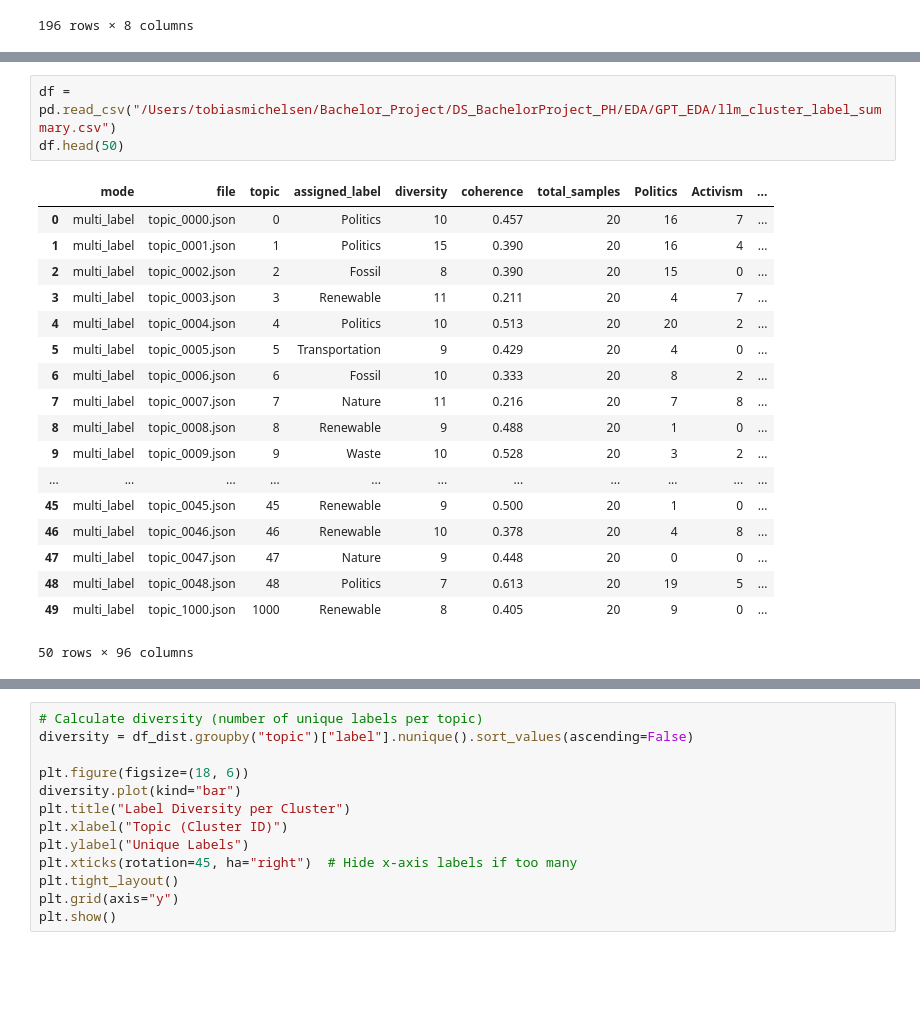
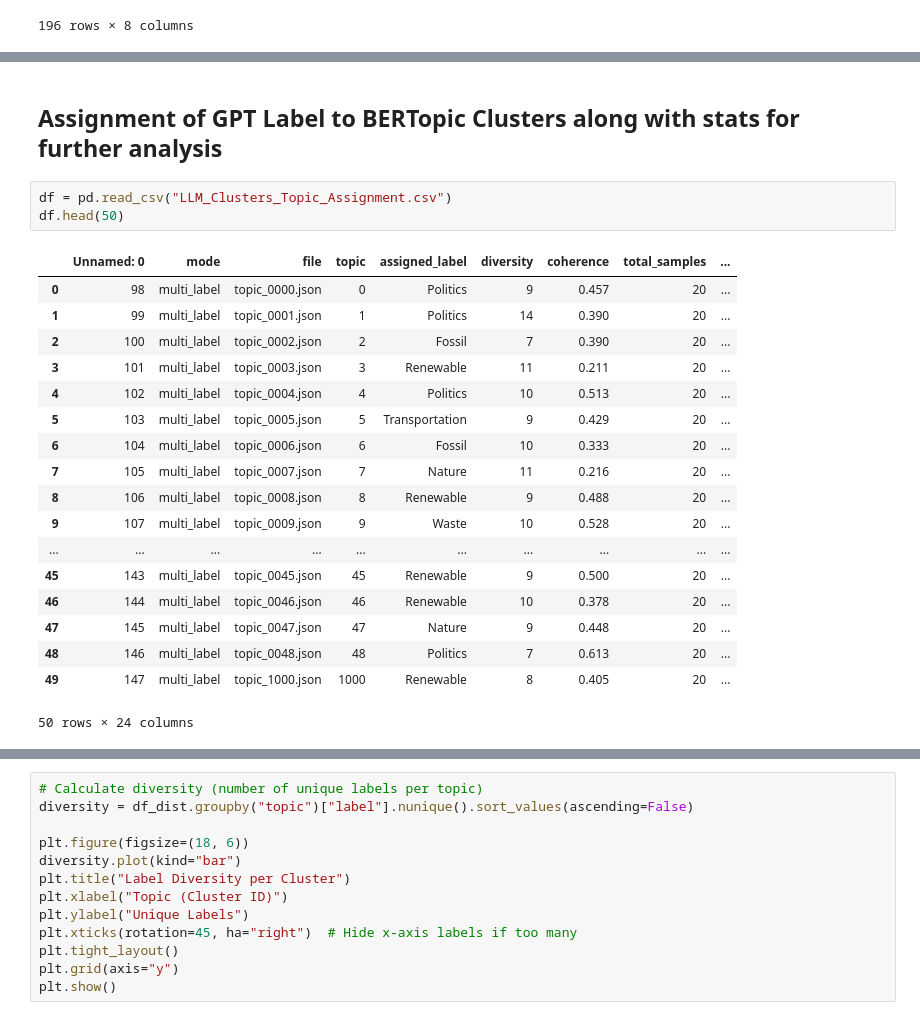
Before and after one commit to TobiasMichelsen/Climate-Discourse-on-Bluesky---Bachelor-Project, a Jupyter notebook: EDA/GPT_EDA/Label_Distributions.ipynb, the cells around one changed output, grey strips where cells are left out. Cells and saved outputs as stored; diff of their text form; blank space fills up the shorter version.

```diff
--- a/EDA/GPT_EDA/Label_Distributions.ipynb
+++ b/EDA/GPT_EDA/Label_Distributions.ipynb
@@ -106,22 +154,24 @@ df_summary
+# %% [markdown]
+## Assignment of GPT Label to BERTopic Clusters along with stats for further analysis
 # %%
-df = pd.read_csv("/Users/tobiasmichelsen/Bachelor_Project/DS_BachelorProject_PH/EDA/GPT_EDA/llm_cluster_label_summary.csv")
+df = pd.read_csv("LLM_Clusters_Topic_Assignment.csv")
 df.head(50)
 # %% [output]
-|  | mode | file | topic | assigned_label | diversity | coherence | total_samples | Politics | Activism | ... |
-| 0 | multi_label | topic_0000.json | 0 | Politics | 10 | 0.457 | 20 | 16 | 7 | ... |
-| 1 | multi_label | topic_0001.json | 1 | Politics | 15 | 0.390 | 20 | 16 | 4 | ... |
-| 2 | multi_label | topic_0002.json | 2 | Fossil | 8 | 0.390 | 20 | 15 | 0 | ... |
-| 3 | multi_label | topic_0003.json | 3 | Renewable | 11 | 0.211 | 20 | 4 | 7 | ... |
-| 4 | multi_label | topic_0004.json | 4 | Politics | 10 | 0.513 | 20 | 20 | 2 | ... |
-| 5 | multi_label | topic_0005.json | 5 | Transportation | 9 | 0.429 | 20 | 4 | 0 | ... |
-| 6 | multi_label | topic_0006.json | 6 | Fossil | 10 | 0.333 | 20 | 8 | 2 | ... |
-| 7 | multi_label | topic_0007.json | 7 | Nature | 11 | 0.216 | 20 | 7 | 8 | ... |
-| 8 | multi_label | topic_0008.json | 8 | Renewable | 9 | 0.488 | 20 | 1 | 0 | ... |
-| 9 | multi_label | topic_0009.json | 9 | Waste | 10 | 0.528 | 20 | 3 | 2 | ... |
-| ... | ... | ... | ... | ... | ... | ... | ... | ... | ... | ... |
-| 45 | multi_label | topic_0045.json | 45 | Renewable | 9 | 0.500 | 20 | 1 | 0 | ... |
-| 46 | multi_label | topic_0046.json | 46 | Renewable | 10 | 0.378 | 20 | 4 | 8 | ... |
-| 47 | multi_label | topic_0047.json | 47 | Nature | 9 | 0.448 | 20 | 0 | 0 | ... |
-| 48 | multi_label | topic_0048.json | 48 | Politics | 7 | 0.613 | 20 | 19 | 5 | ... |
-| 49 | multi_label | topic_1000.json | 1000 | Renewable | 8 | 0.405 | 20 | 9 | 0 | ... |
+|  | Unnamed: 0 | mode | file | topic | assigned_label | diversity | coherence | total_samples | ... |
+| 0 | 98 | multi_label | topic_0000.json | 0 | Politics | 9 | 0.457 | 20 | ... |
+| 1 | 99 | multi_label | topic_0001.json | 1 | Politics | 14 | 0.390 | 20 | ... |
+| 2 | 100 | multi_label | topic_0002.json | 2 | Fossil | 7 | 0.390 | 20 | ... |
+| 3 | 101 | multi_label | topic_0003.json | 3 | Renewable | 11 | 0.211 | 20 | ... |
+| 4 | 102 | multi_label | topic_0004.json | 4 | Politics | 10 | 0.513 | 20 | ... |
+| 5 | 103 | multi_label | topic_0005.json | 5 | Transportation | 9 | 0.429 | 20 | ... |
+| 6 | 104 | multi_label | topic_0006.json | 6 | Fossil | 10 | 0.333 | 20 | ... |
+| 7 | 105 | multi_label | topic_0007.json | 7 | Nature | 11 | 0.216 | 20 | ... |
+| 8 | 106 | multi_label | topic_0008.json | 8 | Renewable | 9 | 0.488 | 20 | ... |
+| 9 | 107 | multi_label | topic_0009.json | 9 | Waste | 10 | 0.528 | 20 | ... |
+| ... | ... | ... | ... | ... | ... | ... | ... | ... | ... |
+| 45 | 143 | multi_label | topic_0045.json | 45 | Renewable | 9 | 0.500 | 20 | ... |
+| 46 | 144 | multi_label | topic_0046.json | 46 | Renewable | 10 | 0.378 | 20 | ... |
+| 47 | 145 | multi_label | topic_0047.json | 47 | Nature | 9 | 0.448 | 20 | ... |
+| 48 | 146 | multi_label | topic_0048.json | 48 | Politics | 7 | 0.613 | 20 | ... |
+| 49 | 147 | multi_label | topic_1000.json | 1000 | Renewable | 8 | 0.405 | 20 | ... |
-50 rows × 96 columns
+50 rows × 24 columns
```
Also changed, not shown: parts of 9 cells of this notebook, 45 other files.
